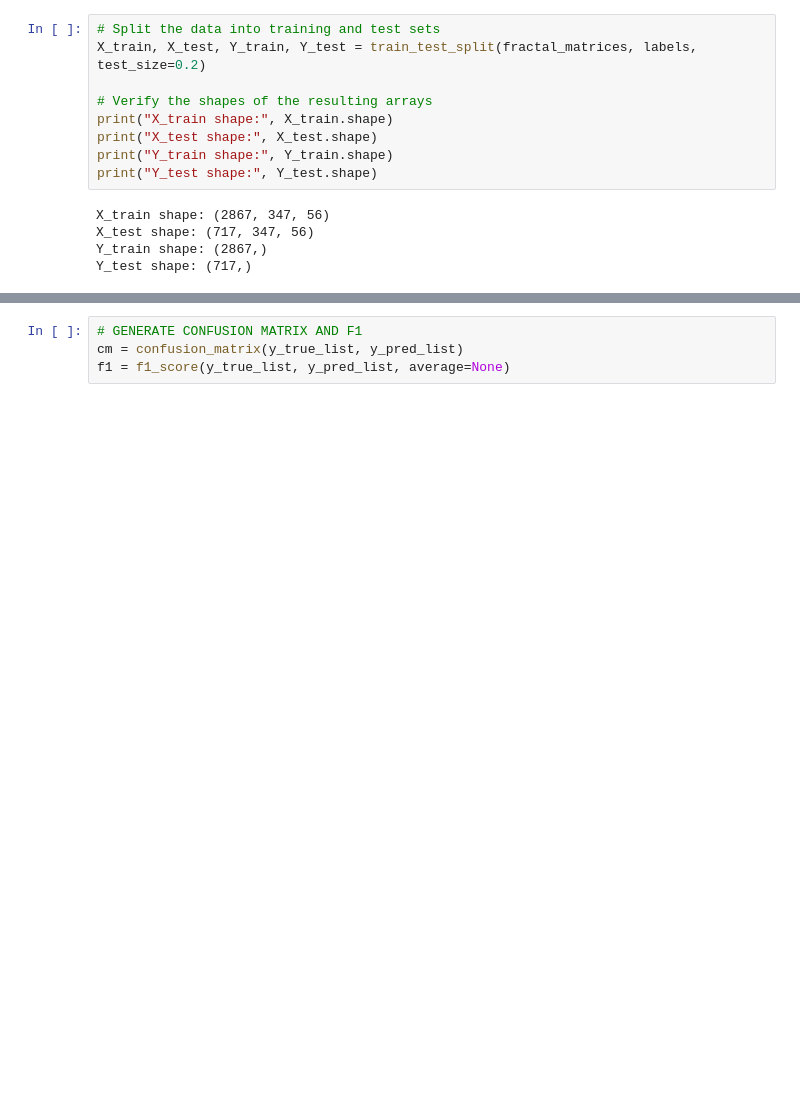
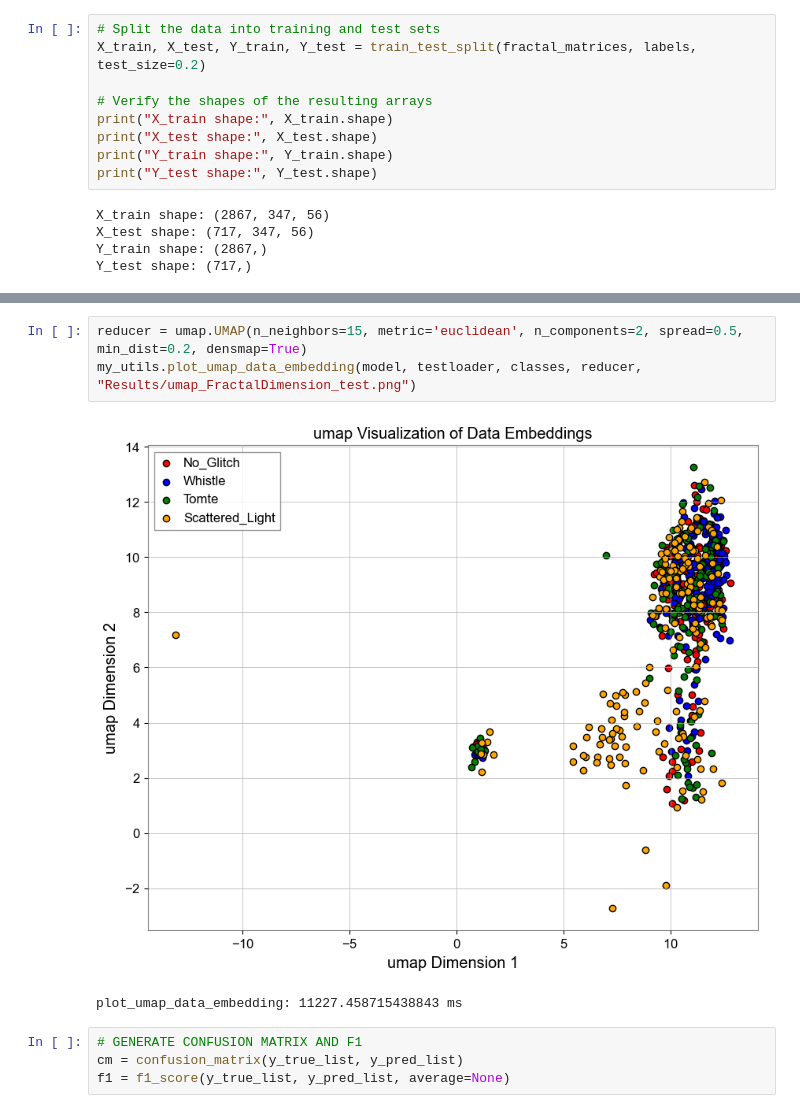
Before and after one commit to brianbaert/MscThesis, a Jupyter notebook: MscThesis_RQ2_playground_FD.ipynb, the cells around one changed output, grey strips where cells are left out. Drawn from its saved outputs; the diff is of its cells as text; blank space fills up the shorter version.

```diff
--- a/MscThesis_RQ2_playground_FD.ipynb
+++ b/MscThesis_RQ2_playground_FD.ipynb
@@ -356,3 +421,9 @@ get_predictions: 1240.3504848480225 ms
+# %%
+reducer = umap.UMAP(n_neighbors=15, metric='euclidean', n_components=2, spread=0.5, min_dist=0.2, densmap=True)
+my_utils.plot_umap_data_embedding(model, testloader, classes, reducer, "Results/umap_FractalDimension_test.png")
+# %% [output]
+[figure, added]
+plot_umap_data_embedding: 11227.458715438843 ms
 # %%
 # GENERATE CONFUSION MATRIX AND F1
 cm = confusion_matrix(y_true_list, y_pred_list)
```
Also changed, not shown: parts of 21 cells of this notebook, 7 other files.
